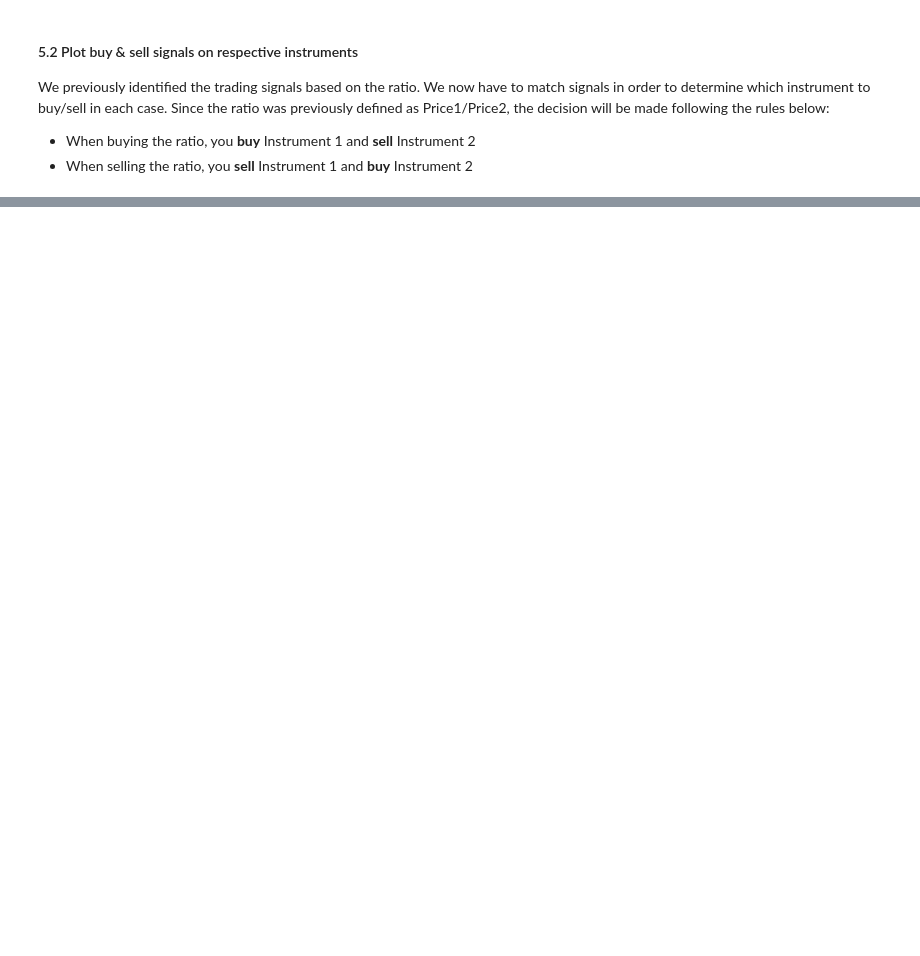
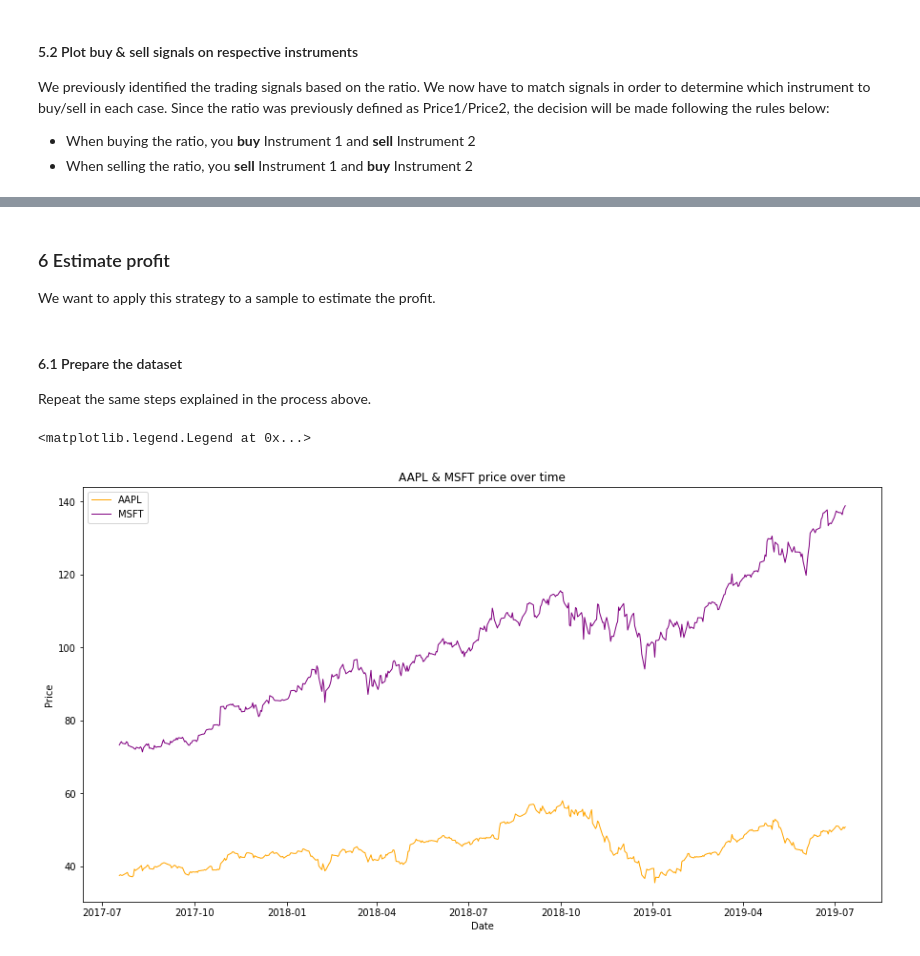
Before and after one commit to systemathics/notebook-examples, a Jupyter notebook: python/7-Strategies/[Daily] pair_strategy.ipynb, the cells around one changed output, grey strips where cells are left out. Saved outputs shown, nothing was run; the diff lists cells and outputs as text; code cells hidden in the pictures; blank space fills up the shorter version.

Commit message:
added profit computation to daily pair strategy

```diff
--- a/python/7-Strategies/[Daily] pair_strategy.ipynb
+++ b/python/7-Strategies/[Daily] pair_strategy.ipynb
@@ -285,0 +385,25 @@ plt.show()
+# %% [markdown]
+### 6 Estimate profit
+We want to apply this strategy to a sample to estimate the profit.
+# %% [markdown]
+#### 6.1 Prepare the dataset
+Repeat the same steps explained in the process above.
+# %%
+# Define our data sample : -1000 to -500 points
+length = 500
+dates = [datetime(ts.date.year,ts.date.month, ts.date.day ) for ts in response_2.data[-2*length:-length]]
+prices1 = [ts.close for ts in response_1.data[-2*length:-length]]
+prices2 = [ts.close for ts in response_2.data[-2*length:-length]]
+data = {'Date': dates, 'Price_1': prices1, 'Price_2': prices2}
+df_test = pd.DataFrame(data=data)
+# %%
+plt.figure(figsize=(15, 8))
+plt.plot( 'Date', 'Price_1', data=df_test, marker='', color='orange', linewidth=1, label="{}".format(ticker_1))
+plt.plot( 'Date', 'Price_2', data=df_test, marker='', color='purple', linewidth=1, label="{}".format(ticker_2))
+plt.xlabel("Date")
+plt.ylabel("Price")
+plt.title("{0} & {1} price over time".format(ticker_1, ticker_2))
+plt.legend()
+# %% [output]
+<matplotlib.legend.Legend at 0x...>
+[figure, added]
```
Also changed, not shown: parts of 21 cells of this notebook.
